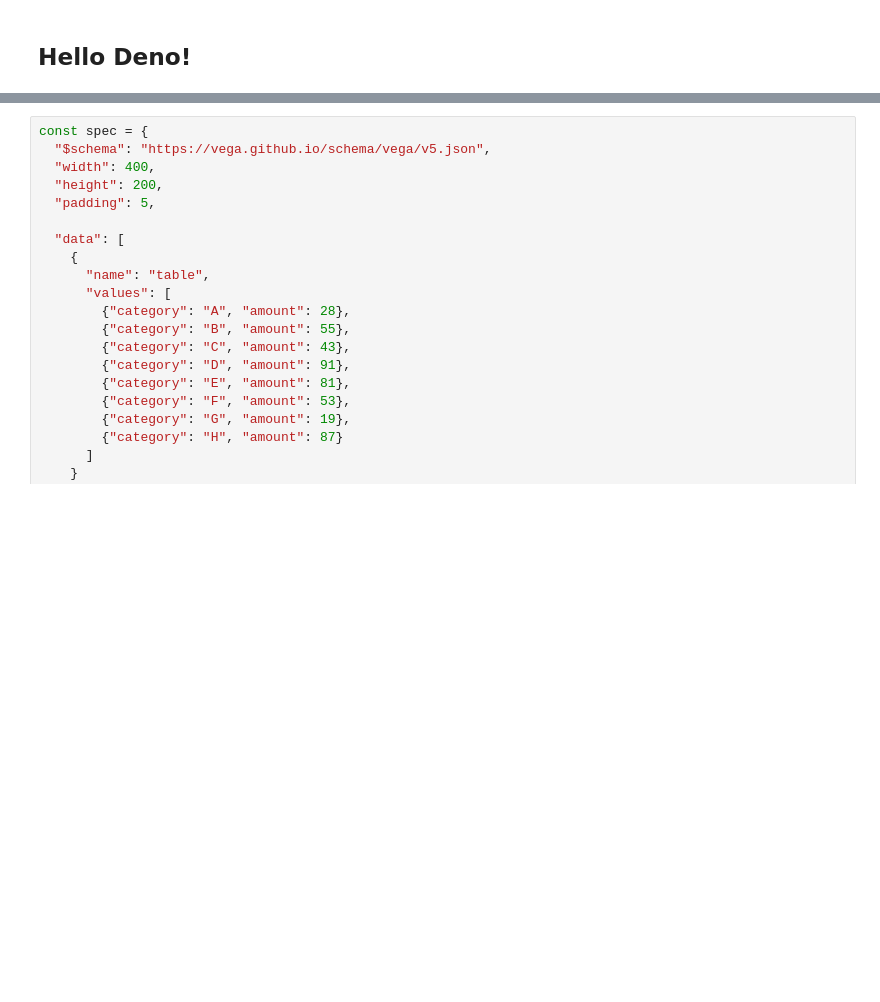
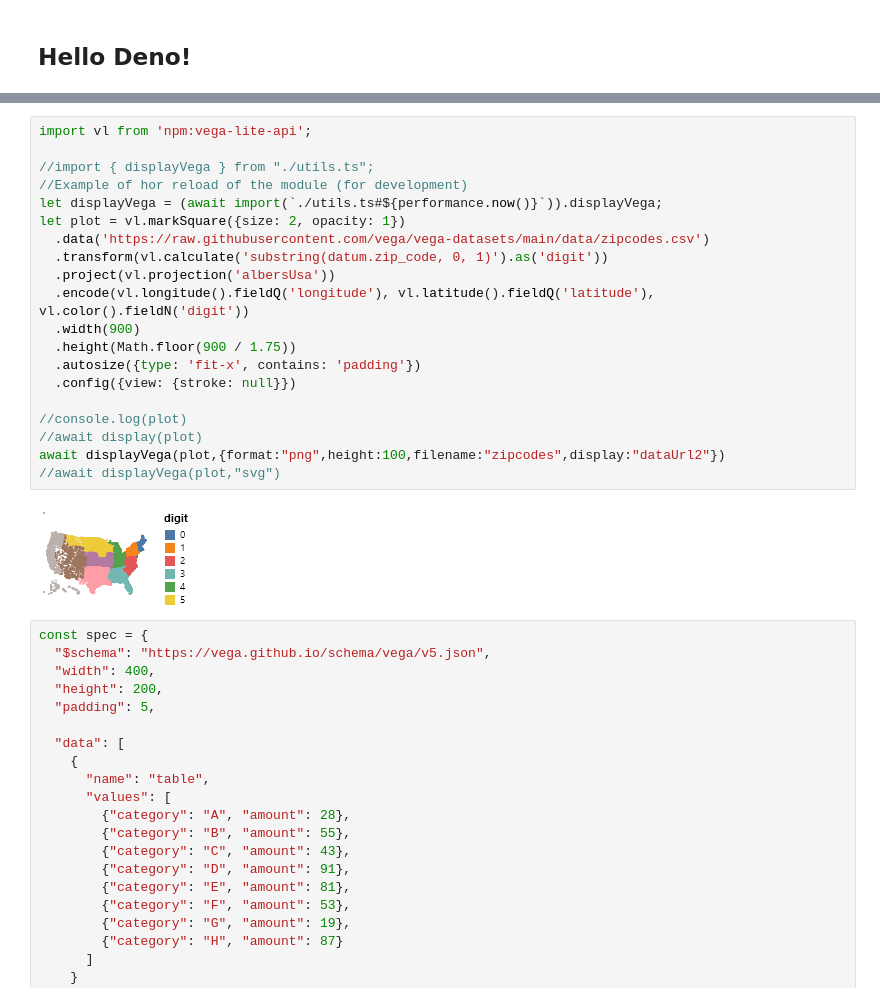
Before and after one commit to raisercostin/jupyter-deno-gallery, a Jupyter notebook: gallery.ipynb, the cells around one changed output, grey strips where cells are left out. Saved outputs shown, nothing was run; the diff lists cells and outputs as text; blank space fills up the shorter version.

Commit message:
try to add data: protocol

```diff
--- a/gallery.ipynb
+++ b/gallery.ipynb
@@ -437,3 +367,25 @@ await displayVega(plot,{"width":300,"height":Math.floor(300 / 1.75)})
+# %%
+import vl from 'npm:vega-lite-api';
+
+//import { displayVega } from "./utils.ts";
+//Example of hor reload of the module (for development)
+let displayVega = (await import(`./utils.ts#${performance.now()}`)).displayVega;
+let plot = vl.markSquare({size: 2, opacity: 1})
+  .data('https://raw.githubusercontent.com/vega/vega-datasets/main/data/zipcodes.csv')
+  .transform(vl.calculate('substring(datum.zip_code, 0, 1)').as('digit'))
+  .project(vl.projection('albersUsa'))
+  .encode(vl.longitude().fieldQ('longitude'), vl.latitude().fieldQ('latitude'), vl.color().fieldN('digit'))
+  .width(900)
+  .height(Math.floor(900 / 1.75))
+  .autosize({type: 'fit-x', contains: 'padding'})
+  .config({view: {stroke: null}})
+
+//console.log(plot)
+//await display(plot)
+await displayVega(plot,{format:"png",height:100,filename:"zipcodes",display:"dataUrl2"})
+//await displayVega(plot,"svg")
+# %% [output]
+[figure, added]
 # %%
 const spec = {
   "$schema": "https://vega.github.io/schema/vega/v5.json",
```
Also changed, not shown: parts of 1 cell of this notebook, 1 other file.
